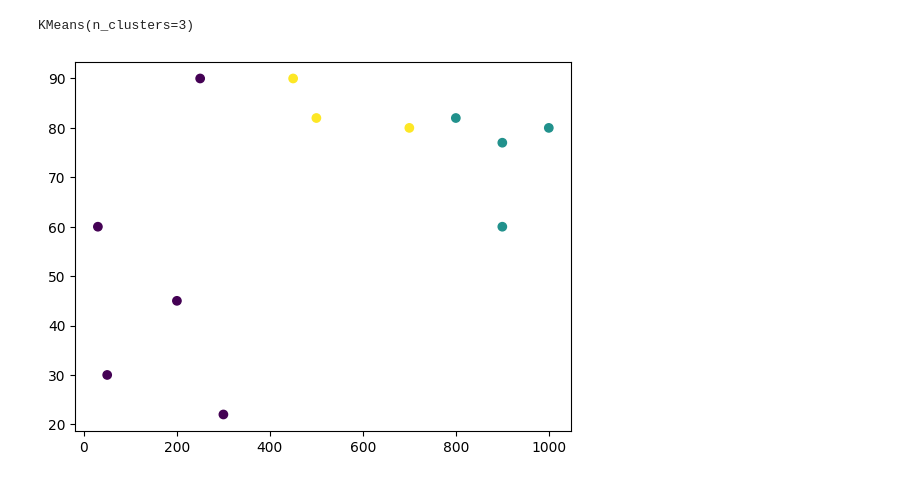
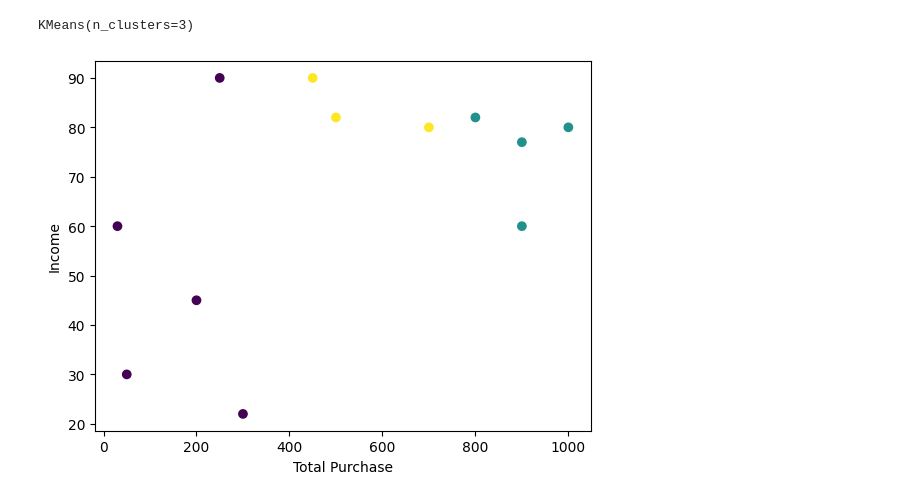
Before and after one commit to OCE1984/MScDataAnaltyicsPrinciples, a Jupyter notebook: DAP_Wrkshp4_Clustering_(with_file_upload).ipynb, the cells around one changed output. Saved outputs shown, nothing was run; the diff lists cells and outputs as text; code cells hidden in the pictures.

```diff
--- a/DAP_Wrkshp4_Clustering_(with_file_upload).ipynb
+++ b/DAP_Wrkshp4_Clustering_(with_file_upload).ipynb
@@ -18,6 +30,8 @@ kmeans.fit(mydata)
 KMeans(n_clusters=3)
 # %%
 plt.scatter(mydata['Total Purchase'], mydata['Income'], c=kmeans.labels_)
+plt.xlabel('Total Purchase')
+plt.ylabel('Income')
 plt.show()
 # %% [output]
-[figure, old version]
+[figure, new version]
```
Also changed, not shown: parts of 1 cell of this notebook.
